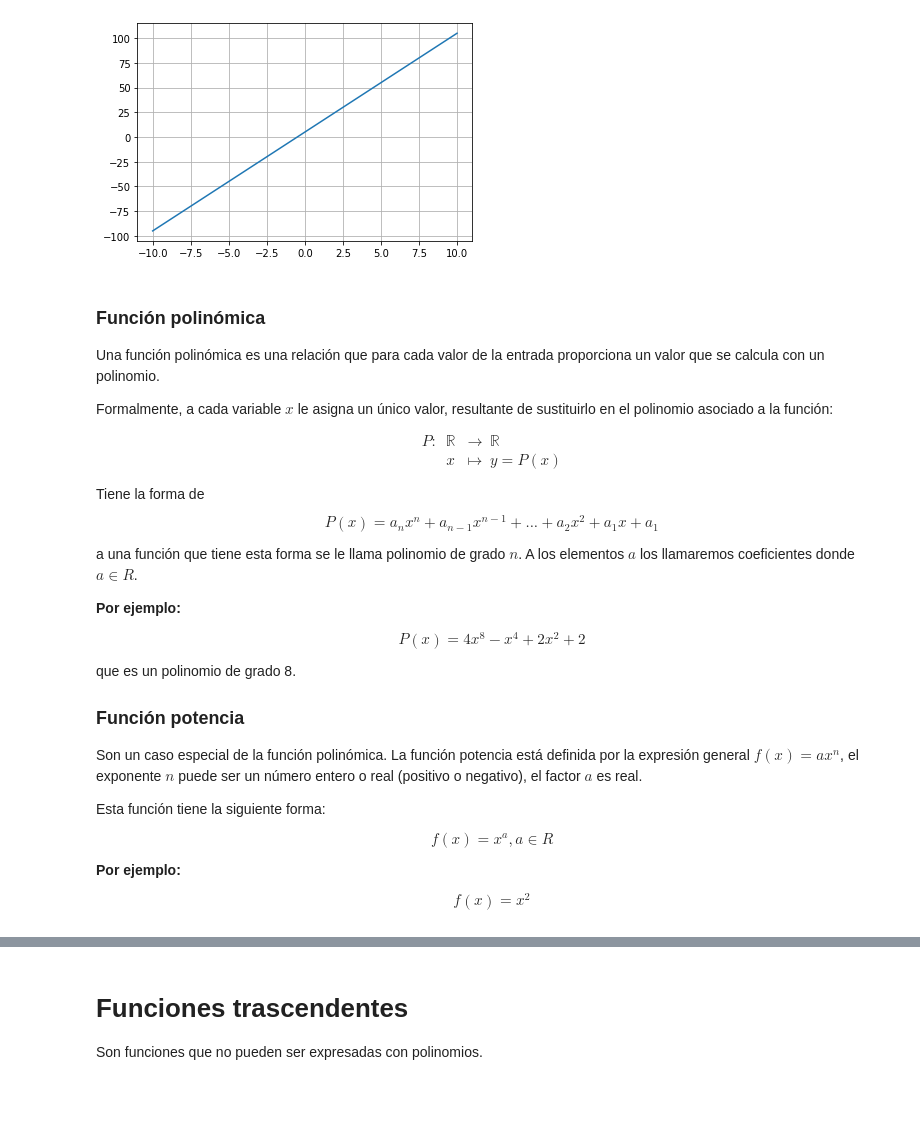
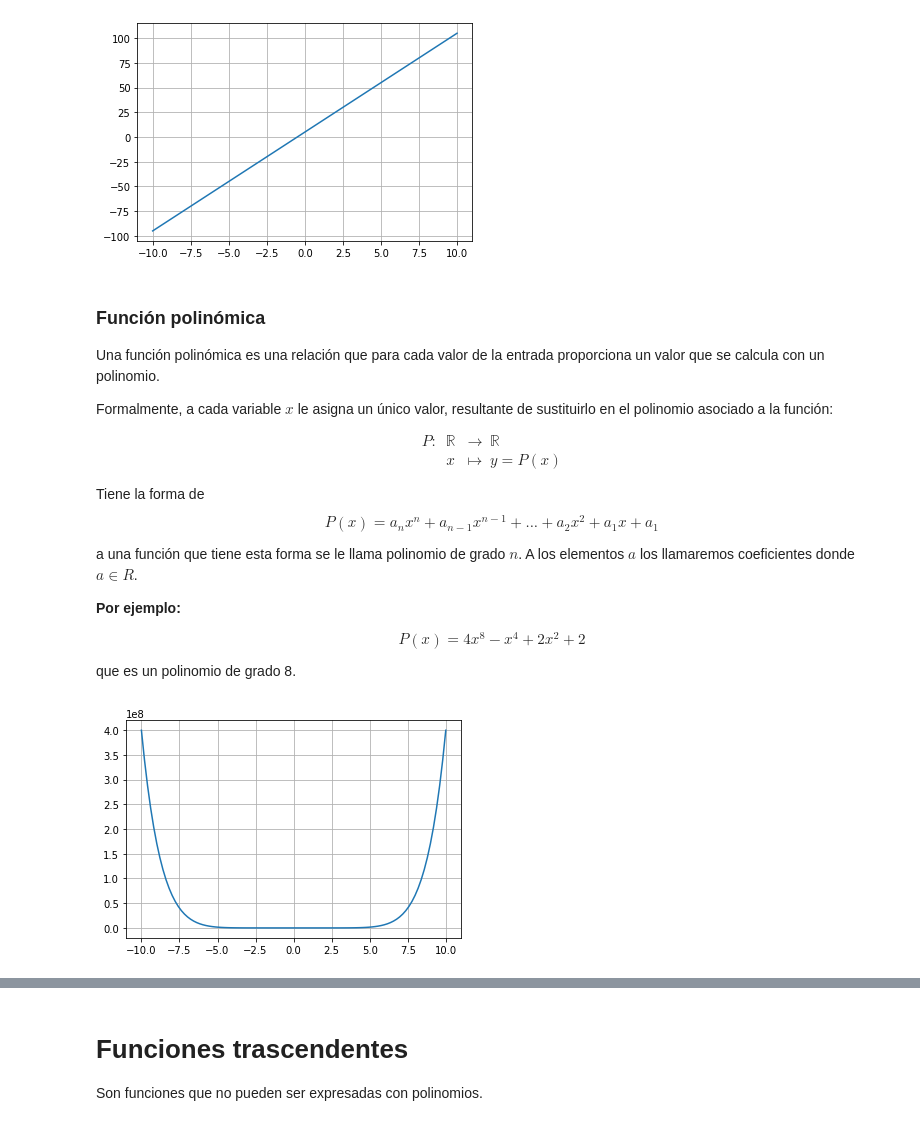
Before and after one commit to henrycerpa/funcion-lineal-polinomica-trascendente-seccionada, a Jupyter notebook: funciones_matematicas_programar.ipynb, the cells around one changed output, grey strips where cells are left out. Cells and saved outputs as stored; diff of their text form; code cells hidden in the pictures; blank space fills up the shorter version.

```diff
--- a/funciones_matematicas_programar.ipynb
+++ b/funciones_matematicas_programar.ipynb
@@ -61,17 +61,13 @@ a una función que tiene esta forma se le llama polinomio de grado $n$. A los el
 $$P(x)= 4x^{8} - x^{4} + 2x^{2} + 2$$
 
 que es un polinomio de grado 8.
-
-
-### Función potencia
-
-Son un caso especial de la función polinómica. La función potencia está definida por la expresión general $f(x) = ax^n$, el exponente $n$ puede ser un número entero o real (positivo o negativo), el factor $a$ es real.
-
-Esta función tiene la siguiente forma:
-
-$$f(x)= x^{a}, a \in R$$
-
-
-**Por ejemplo:**
-
-$$f(x)= x^{2}$$
+# %%
+def f(x):                                            # Aqui definimos la funcion polinomica
+  return (4*x**8) - (x**4) + (2*x**2) + 2             # Esta seria la formula de la funcion
+
+y = f(x)                                             # Definimos a Y para llamar la funcion polinomica ubicada en def
+
+plt.plot(x,y)                                        # Le decimos al algoritmo donde salen los valores
+plt.grid()                                           # Le agregamos una cuadricula
+# %% [output]
+[figure, added]
```
Also changed, not shown: parts of 2 cells of this notebook.
